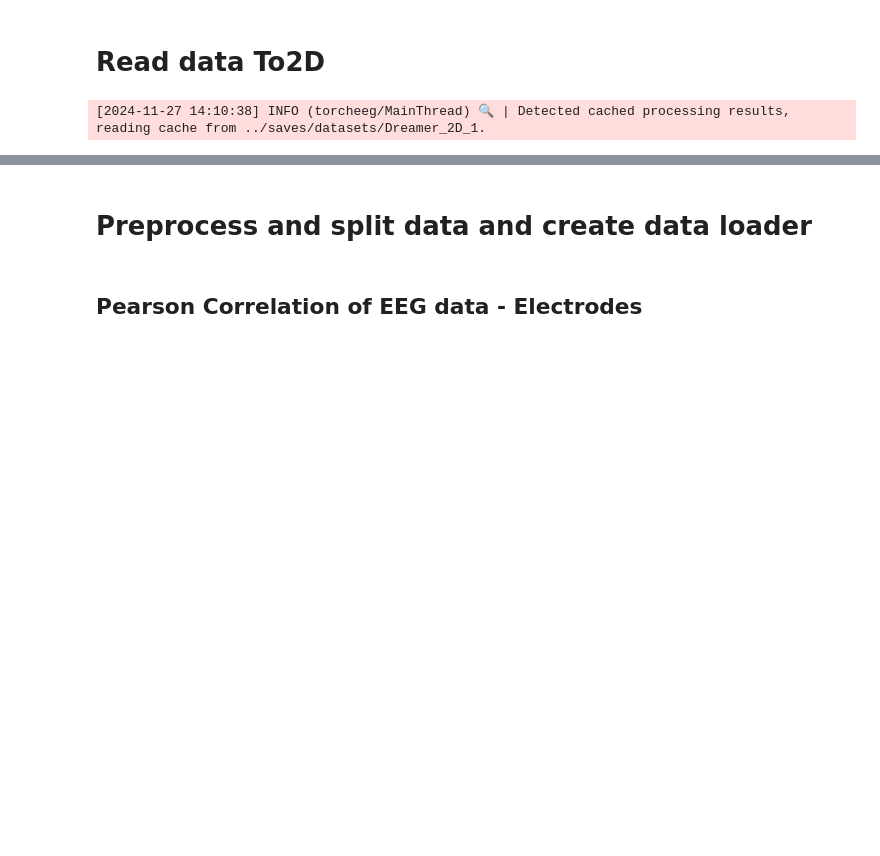
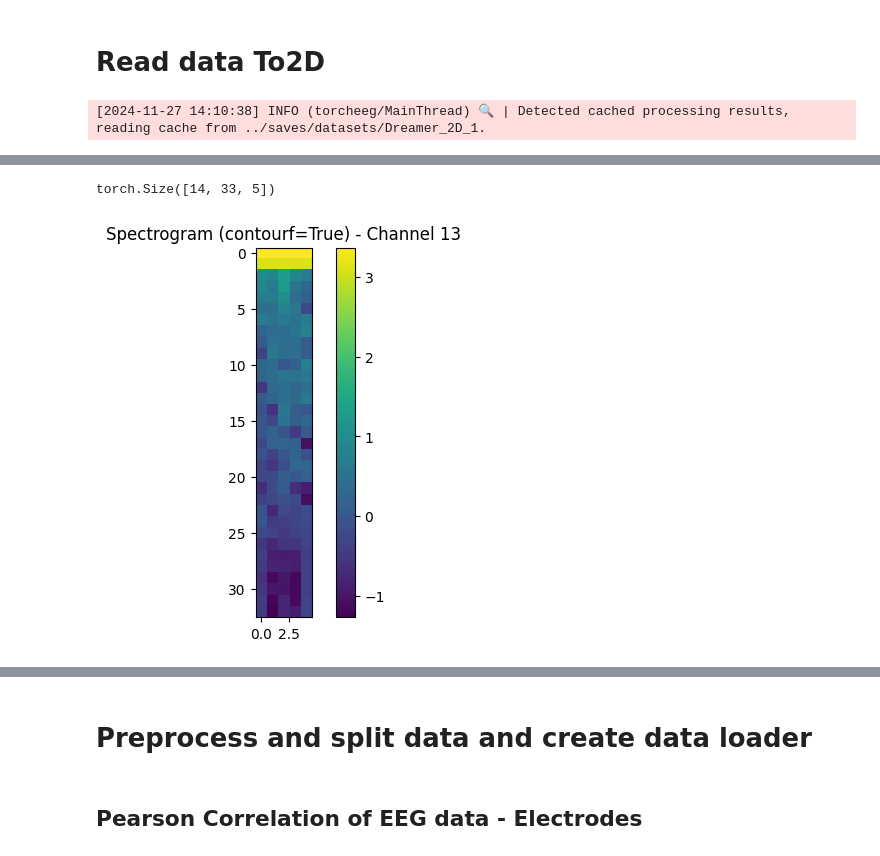
Before and after one commit to SirAfshin/EEG_PlayGround, a Jupyter notebook: notebooks/test_model.ipynb, the cells around one changed output, grey strips where cells are left out. Saved outputs shown, nothing was run; the diff lists cells and outputs as text; code cells hidden in the pictures; blank space fills up the shorter version.

```diff
--- a/notebooks/test_model.ipynb
+++ b/notebooks/test_model.ipynb
@@ -145,0 +178,15 @@ dataset = DREAMERDataset(io_path=f"{io_path}",
+# %%
+dataset[0][0].shape
+# %% [output]
+torch.Size([14, 33, 5])
+# %%
+channel_num = 12
+eeg_spectrograms = dataset[3000][0]
+
+# plt.figure(figsize=(2,20))
+plt.imshow(eeg_spectrograms[channel_num])  # Visualize the spectrogram of the first channel
+plt.colorbar()
+plt.title(f'Spectrogram (contourf=True) - Channel {channel_num+1}')
+plt.show()
+# %% [output]
+[figure, added]
```
Also changed, not shown: parts of 7 cells of this notebook, 2 other files.
